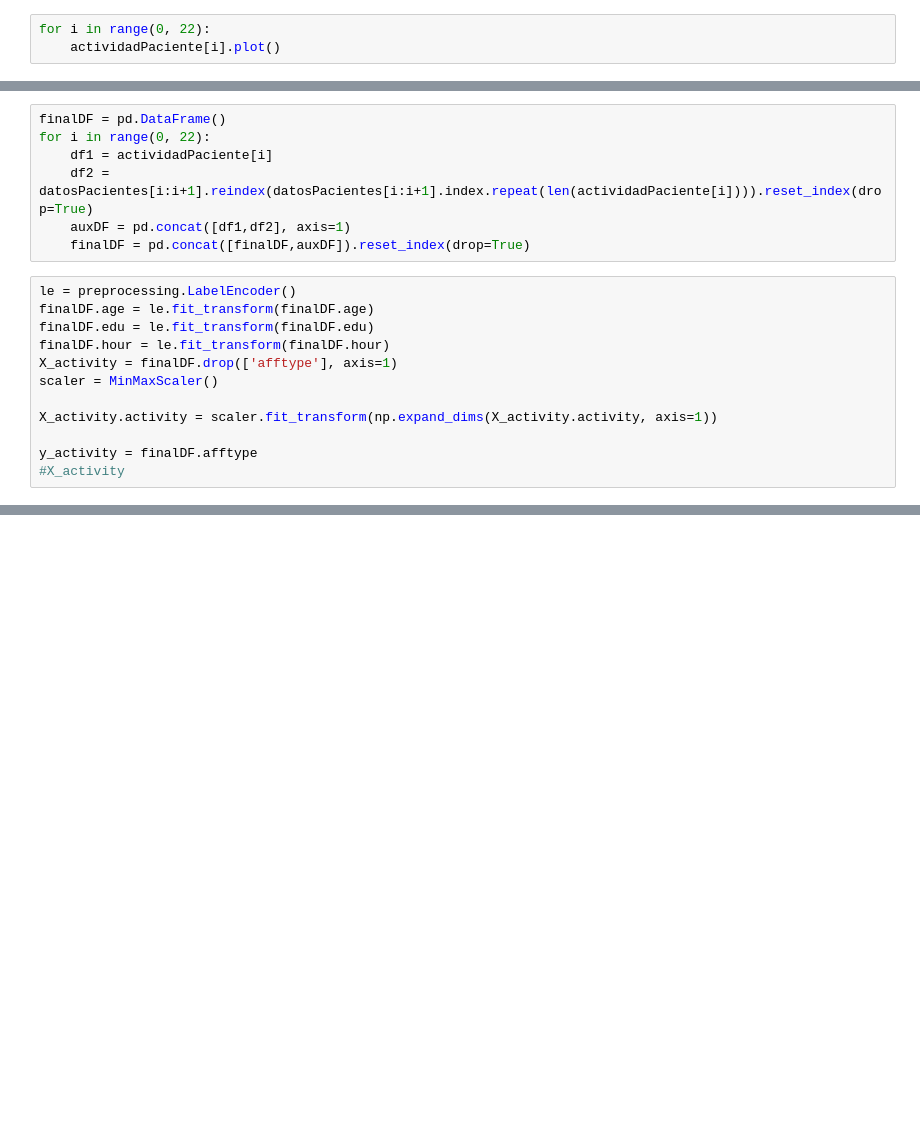
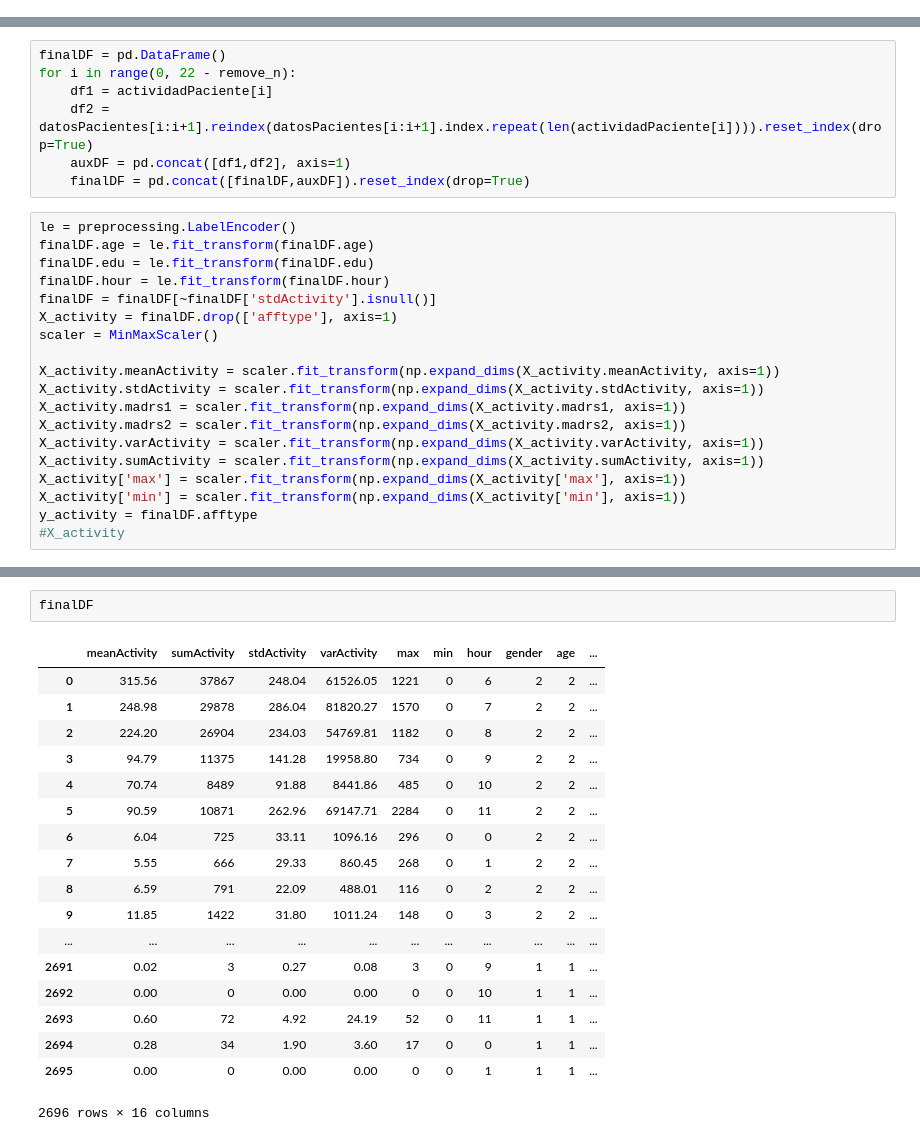
Before and after one commit to MrDevoid/TFG, a Jupyter notebook: actividad.ipynb, the cells around one changed output, grey strips where cells are left out. Saved outputs shown, nothing was run; the diff lists cells and outputs as text; blank space fills up the shorter version.

```diff
--- a/actividad.ipynb
+++ b/actividad.ipynb
@@ -65,3 +120,0 @@ actividadPaciente[21] = actividadPaciente[21][:70]
-# %%
-for i in range(0, 22):
-    actividadPaciente[i].plot()
@@ -82,6 +121,6 @@ for i in range(0, 22):
 # %%
 finalDF = pd.DataFrame()
-for i in range(0, 22):
+for i in range(0, 22 - remove_n):
     df1 = actividadPaciente[i]
     df2 = datosPacientes[i:i+1].reindex(datosPacientes[i:i+1].index.repeat(len(actividadPaciente[i]))).reset_index(drop=True)
     auxDF = pd.concat([df1,df2], axis=1)
@@ -91,11 +130,18 @@ le = preprocessing.LabelEncoder()
 finalDF.age = le.fit_transform(finalDF.age)
 finalDF.edu = le.fit_transform(finalDF.edu)
 finalDF.hour = le.fit_transform(finalDF.hour)
+finalDF = finalDF[~finalDF['stdActivity'].isnull()]
 X_activity = finalDF.drop(['afftype'], axis=1)
 scaler = MinMaxScaler()
 
-X_activity.activity = scaler.fit_transform(np.expand_dims(X_activity.activity, axis=1))
-
+X_activity.meanActivity = scaler.fit_transform(np.expand_dims(X_activity.meanActivity, axis=1))
+X_activity.stdActivity = scaler.fit_transform(np.expand_dims(X_activity.stdActivity, axis=1))
+X_activity.madrs1 = scaler.fit_transform(np.expand_dims(X_activity.madrs1, axis=1))
+X_activity.madrs2 = scaler.fit_transform(np.expand_dims(X_activity.madrs2, axis=1))
+X_activity.varActivity = scaler.fit_transform(np.expand_dims(X_activity.varActivity, axis=1))
+X_activity.sumActivity = scaler.fit_transform(np.expand_dims(X_activity.sumActivity, axis=1))
+X_activity['max'] = scaler.fit_transform(np.expand_dims(X_activity['max'], axis=1))
+X_activity['min'] = scaler.fit_transform(np.expand_dims(X_activity['min'], axis=1))
 y_activity = finalDF.afftype
 #X_activity
 # %%
@@ -203,0 +286,21 @@ X_activity.shape
+# %%
+finalDF
+# %% [output]
+|  | meanActivity | sumActivity | stdActivity | varActivity | max | min | hour | gender | age | ... |
+| 0 | 315.56 | 37867 | 248.04 | 61526.05 | 1221 | 0 | 6 | 2 | 2 | ... |
+| 1 | 248.98 | 29878 | 286.04 | 81820.27 | 1570 | 0 | 7 | 2 | 2 | ... |
+| 2 | 224.20 | 26904 | 234.03 | 54769.81 | 1182 | 0 | 8 | 2 | 2 | ... |
+| 3 | 94.79 | 11375 | 141.28 | 19958.80 | 734 | 0 | 9 | 2 | 2 | ... |
+| 4 | 70.74 | 8489 | 91.88 | 8441.86 | 485 | 0 | 10 | 2 | 2 | ... |
+| 5 | 90.59 | 10871 | 262.96 | 69147.71 | 2284 | 0 | 11 | 2 | 2 | ... |
+| 6 | 6.04 | 725 | 33.11 | 1096.16 | 296 | 0 | 0 | 2 | 2 | ... |
+| 7 | 5.55 | 666 | 29.33 | 860.45 | 268 | 0 | 1 | 2 | 2 | ... |
+| 8 | 6.59 | 791 | 22.09 | 488.01 | 116 | 0 | 2 | 2 | 2 | ... |
+| 9 | 11.85 | 1422 | 31.80 | 1011.24 | 148 | 0 | 3 | 2 | 2 | ... |
+| ... | ... | ... | ... | ... | ... | ... | ... | ... | ... | ... |
+| 2691 | 0.02 | 3 | 0.27 | 0.08 | 3 | 0 | 9 | 1 | 1 | ... |
+| 2692 | 0.00 | 0 | 0.00 | 0.00 | 0 | 0 | 10 | 1 | 1 | ... |
+| 2693 | 0.60 | 72 | 4.92 | 24.19 | 52 | 0 | 11 | 1 | 1 | ... |
+| 2694 | 0.28 | 34 | 1.90 | 3.60 | 17 | 0 | 0 | 1 | 1 | ... |
+| 2695 | 0.00 | 0 | 0.00 | 0.00 | 0 | 0 | 1 | 1 | 1 | ... |
+2696 rows × 16 columns
```
Also changed, not shown: parts of 22 cells of this notebook.
